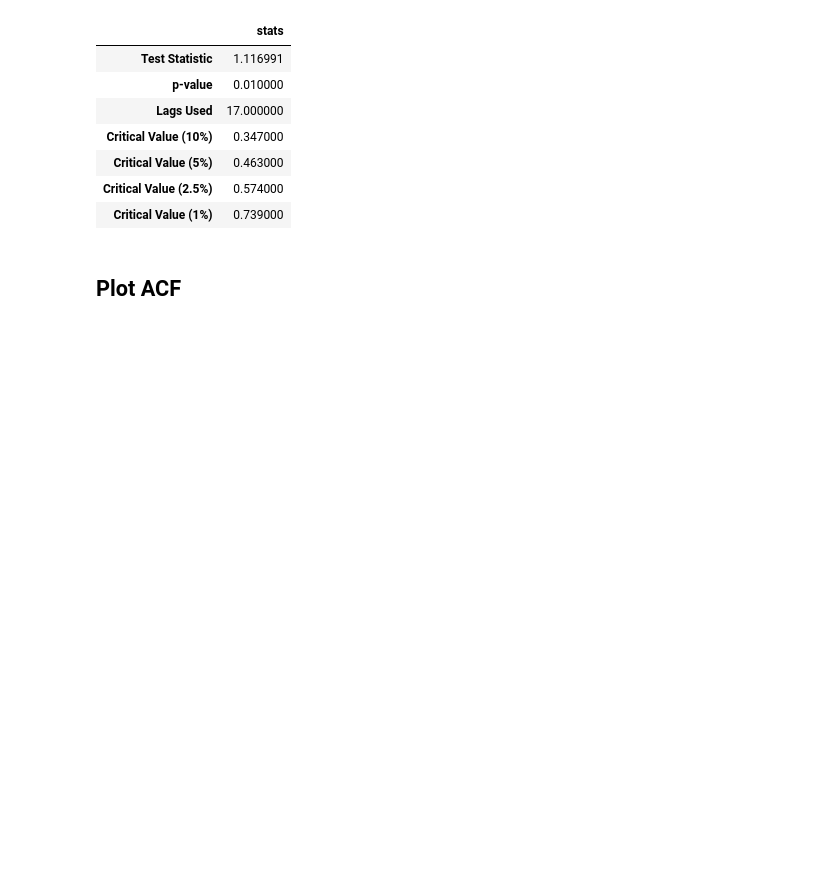
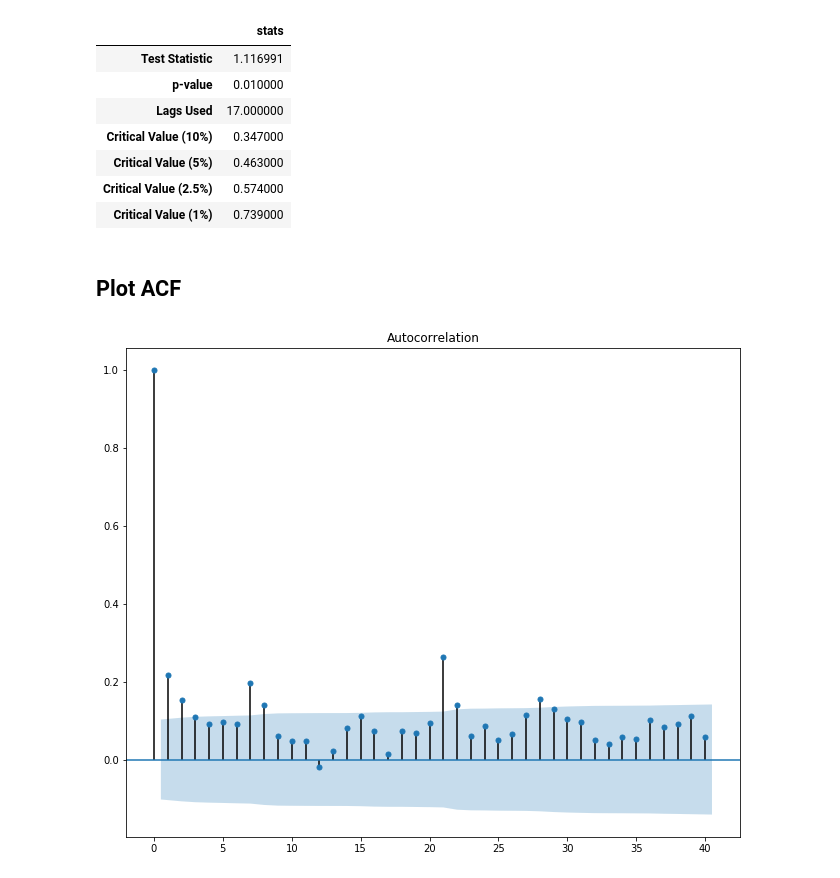
Before and after one commit to data-describe/data-describe, a Jupyter notebook: notebooks/Time_Series.ipynb, the cells around one changed output. Drawn from its saved outputs; the diff is of its cells as text; code cells hidden in the pictures; blank space fills up the shorter version.

```diff
--- a/notebooks/Time_Series.ipynb
+++ b/notebooks/Time_Series.ipynb
@@ -67,3 +81,8 @@ p-value is smaller than the indicated p-value
 | Critical Value (1%) | 0.739000 |
 # %% [markdown]
 ## Plot ACF
+# %%
+# Use seaborn by default
+plot_autocorrelation(df, col='Births', plot_type="acf");
+# %% [output]
+[figure, added]
```
Also changed, not shown: parts of 10 cells of this notebook.
